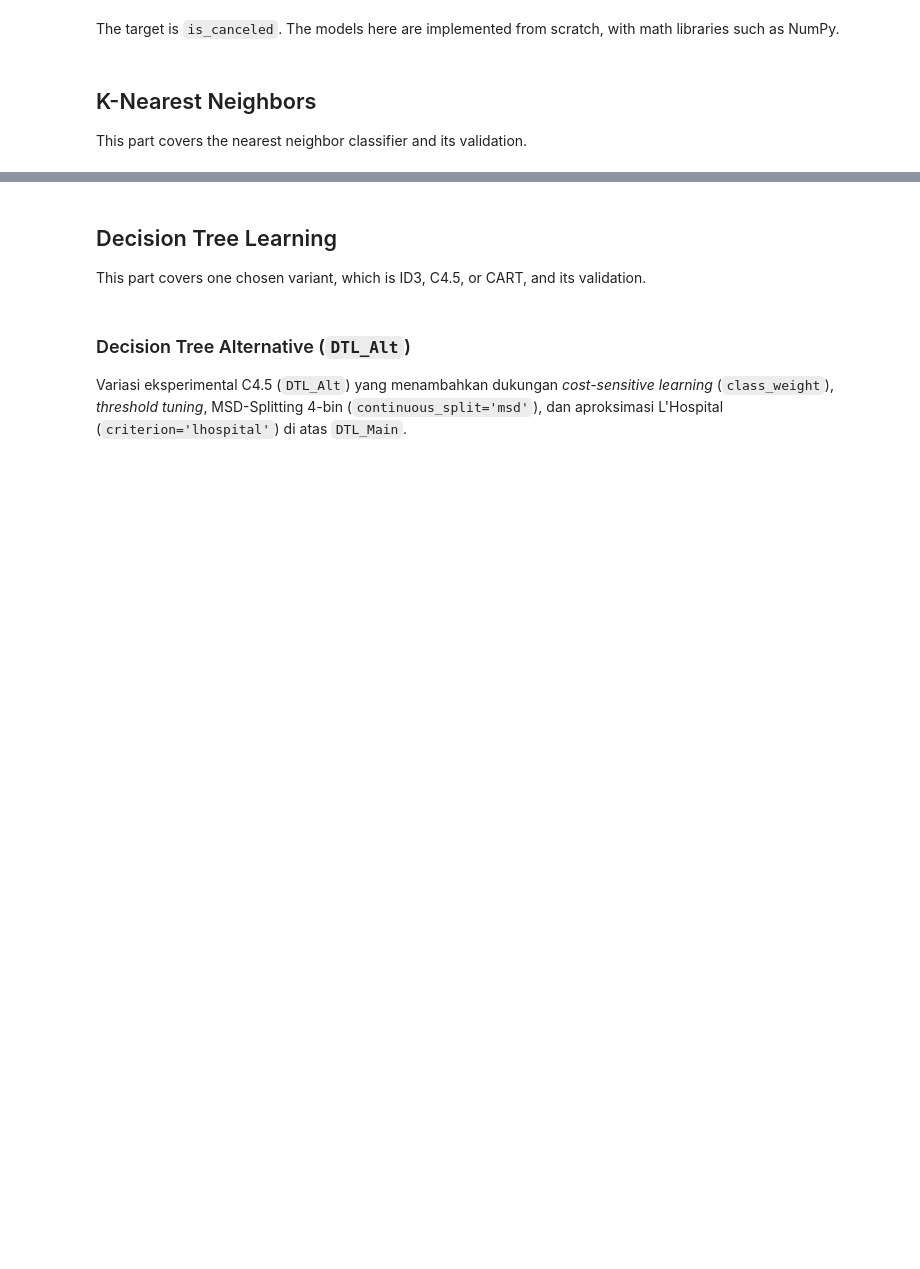
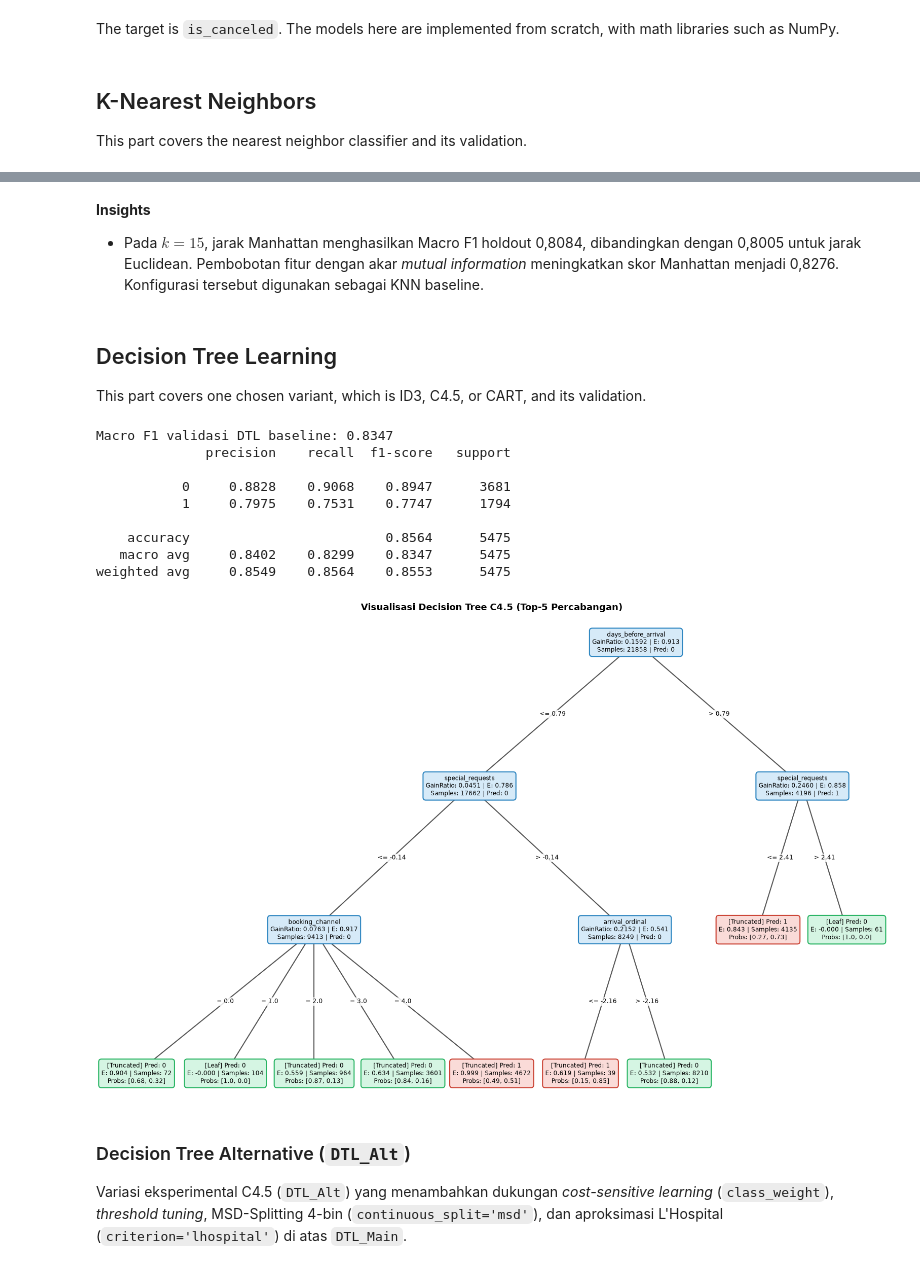
Before and after one commit to Hagon47/IF3170_G24_AyamNutellaBear, a Jupyter notebook: src/notebook/notebook.ipynb, the cells around one changed output, grey strips where cells are left out. Drawn from its saved outputs; the diff is of its cells as text; code cells hidden in the pictures; blank space fills up the shorter version.

```diff
--- a/src/notebook/notebook.ipynb
+++ b/src/notebook/notebook.ipynb
@@ -1181,0 +1424,26 @@ def prepare_features_nb(raw_fit, raw_eval, features=None):
+# %%
+def make_prepare_dtl_tree(team_features=False, numeric_as_continuous=True):
+    def prepare(raw_fit, raw_eval):
+        train, other, nominal = clean_and_construct(raw_fit, raw_eval, team_features=team_features)
+        encoder = OrdinalEncoder(handle_unknown='use_encoded_value', unknown_value=-1).fit(train[nominal].astype(str))
+        for df in (train, other):
+            df[nominal] = encoder.transform(df[nominal].astype(str))
+        features = [c for c in train.columns if c not in (ID_COL, TARGET)]
+        if numeric_as_continuous:
+            numeric = [c for c in features if c not in nominal]
+            scaler = StandardScaler().fit(train[numeric])
+            train[numeric], other[numeric] = scaler.transform(train[numeric]), scaler.transform(other[numeric])
+        X_fit, y_fit = to_xy(train, features)
+        X_eval, _ = to_xy(other, features)
+        return X_fit, y_fit, X_eval, [features.index(c) for c in nominal], features
+    return prepare
+
+prepare_dtl_full = make_prepare_dtl_tree(team_features=False, numeric_as_continuous=True)
+
+def prepare_features_dtl(raw_fit, raw_eval):
+    X_fit, y_fit, X_eval, _, _ = prepare_dtl_full(raw_fit, raw_eval)
+    return X_fit, y_fit, X_eval
+
+X_train_dtl, y_train_dtl, X_val_dtl, DTL_CAT, DTL_NAMES = prepare_dtl_full(train_raw, val_raw)
+print('DTL:', X_train_dtl.shape, X_val_dtl.shape, '| NaN:', np.isnan(X_train_dtl).sum() + np.isnan(X_val_dtl).sum())
+print('Kolom kategorikal:', [DTL_NAMES[i] for i in DTL_CAT])
@@ -1208,3 +1641,7 @@ knn_prediction = knn_model.predict(X_val_a)
+# %% [markdown]
+**Insights**
+
+- Pada $k = 15$, jarak Manhattan menghasilkan Macro F1 holdout 0,8084, dibandingkan dengan 0,8005 untuk jarak Euclidean. Pembobotan fitur dengan akar *mutual information* meningkatkan skor Manhattan menjadi 0,8276. Konfigurasi tersebut digunakan sebagai KNN baseline.
 # %% [markdown]
 ## Decision Tree Learning
 
@@ -1212,16 +1649,27 @@ This part covers one chosen variant, which is ID3, C4.5, or CART, and its valida
 # %%
 from algorithm.DTL_main import DTL_Main
 
 dtl_baseline_params = dict(max_depth=12, min_samples_split=20, min_samples_leaf=5)
-dtl_model = DTL_Main(**dtl_baseline_params)
-dtl_model.fit(X_train_a, y_train_a, feature_names=FEATURES_A)
-dtl_pred = dtl_model.predict(X_val_a)
+dtl_model = DTL_Main(**dtl_baseline_params, categorical_features=DTL_CAT)
+dtl_model.fit(X_train_dtl, y_train_dtl, feature_names=DTL_NAMES)
+dtl_pred = dtl_model.predict(X_val_dtl)
 
 print(f'Macro F1 validasi DTL baseline: {f1_score(y_val, dtl_pred, zero_division=0, average="macro"):.4f}')
 print(classification_report(y_val, dtl_pred, digits=4))
 
 dtl_model.plot_tree(top_n=5, save_path=CFG.OUTPUT_DIR / 'dtl_tree_baseline.png')
 plt.show()
+# %% [output]
+Macro F1 validasi DTL baseline: 0.8347
+              precision    recall  f1-score   support
+
+           0     0.8828    0.9068    0.8947      3681
+           1     0.7975    0.7531    0.7747      1794
+
+    accuracy                         0.8564      5475
+   macro avg     0.8402    0.8299    0.8347      5475
+weighted avg     0.8549    0.8564    0.8553      5475
+[figure, added]
 # %% [markdown]
 ### Decision Tree Alternative (`DTL_Alt`)
 
```
Also changed, not shown: parts of 195 cells of this notebook, 2 other files.
